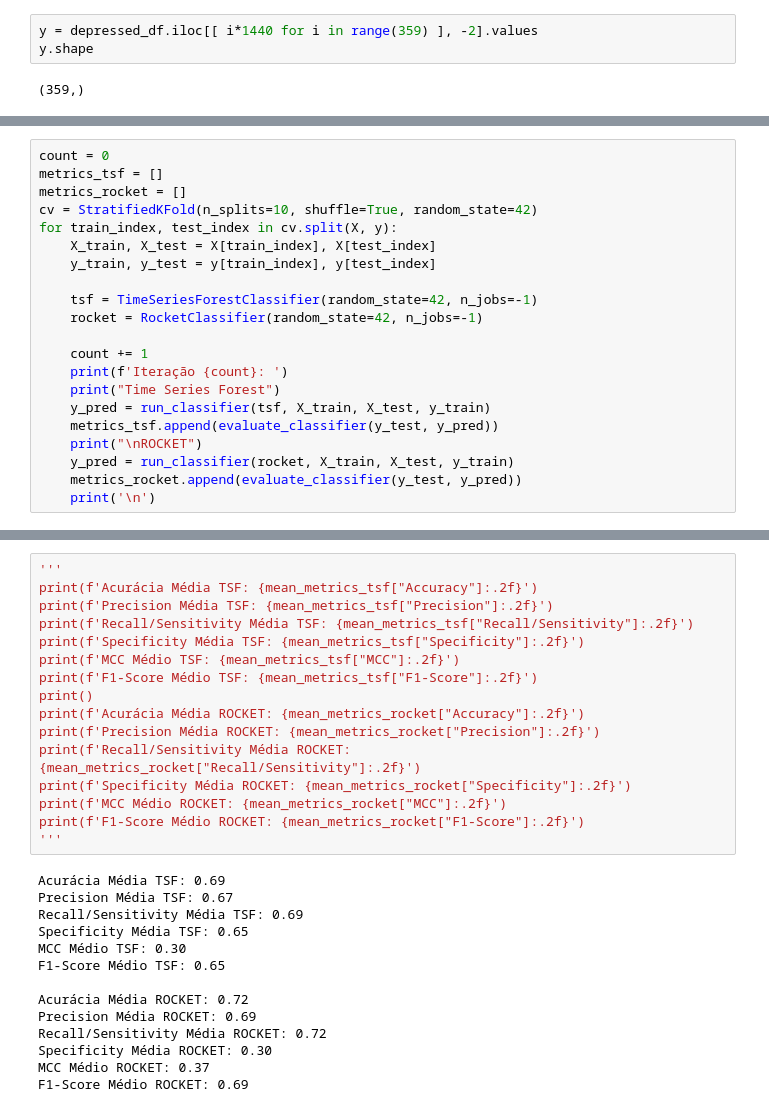
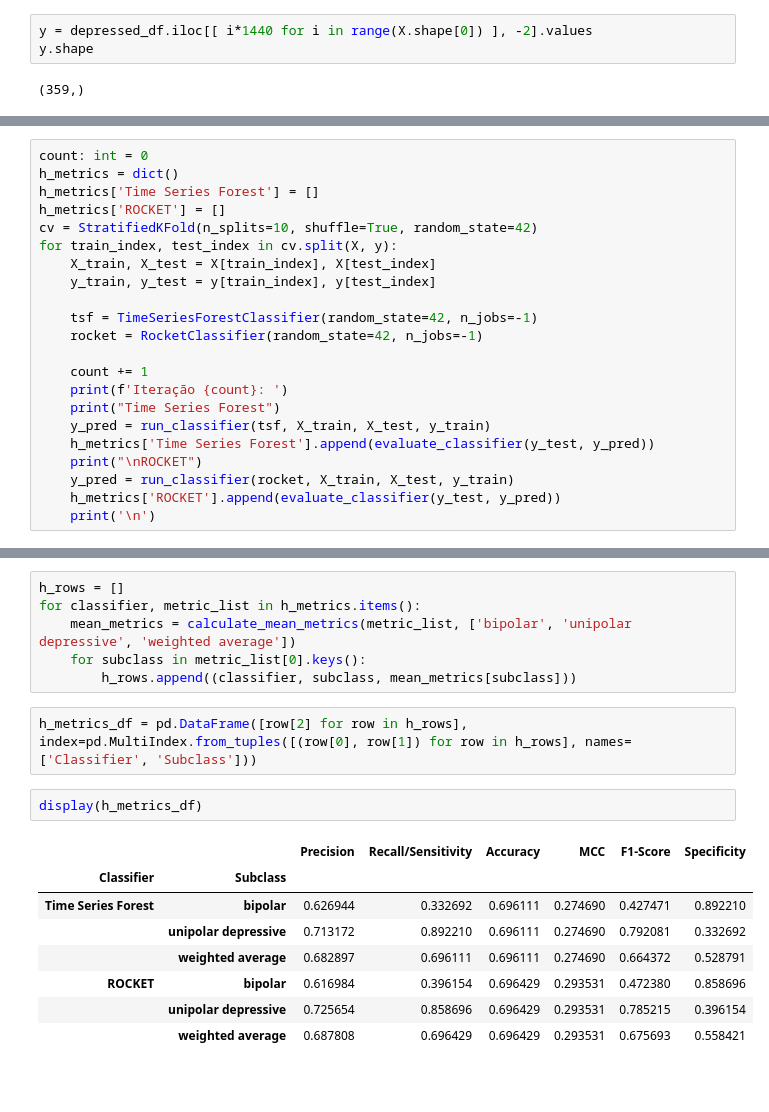
Before and after one commit to GuiFigueired0/Trabalho-Final---INF420, a Jupyter notebook: Classification.ipynb, the cells around one changed output, grey strips where cells are left out. Cells and saved outputs as stored; diff of their text form; blank space fills up the shorter version.

```diff
--- a/Classification.ipynb
+++ b/Classification.ipynb
@@ -238,7 +192,7 @@ X_reshaped = X.reshape(-1, 1)
 X = scaler.fit_transform(X_reshaped)
 X = X.reshape(n_samples, n_timesteps)
 # %%
-y = depressed_df.iloc[[ i*1440 for i in range(359) ], -2].values
+y = depressed_df.iloc[[ i*1440 for i in range(X.shape[0]) ], -2].values
 y.shape
 # %% [output]
 (359,)
@@ -245,7 +201,8 @@ y.shape
 # %%
-count = 0
-metrics_tsf = []
-metrics_rocket = []
+count: int = 0
+h_metrics = dict()
+h_metrics['Time Series Forest'] = []
+h_metrics['ROCKET'] = []
 cv = StratifiedKFold(n_splits=10, shuffle=True, random_state=42)
 for train_index, test_index in cv.split(X, y):
     X_train, X_test = X[train_index], X[test_index]
@@ -258,10 +215,10 @@ for train_index, test_index in cv.split(X, y):
     print(f'Iteração {count}: ')
     print("Time Series Forest")
     y_pred = run_classifier(tsf, X_train, X_test, y_train)
-    metrics_tsf.append(evaluate_classifier(y_test, y_pred))
+    h_metrics['Time Series Forest'].append(evaluate_classifier(y_test, y_pred))
     print("\nROCKET")
     y_pred = run_classifier(rocket, X_train, X_test, y_train)
-    metrics_rocket.append(evaluate_classifier(y_test, y_pred))
+    h_metrics['ROCKET'].append(evaluate_classifier(y_test, y_pred))
     print('\n')
 # %% [output]
 Iteração 1:
@@ -302,30 +241,19 @@ for cls, cls_metrics in mean_metrics_rocket.items():
-# %%
-'''
-print(f'Acurácia Média TSF: {mean_metrics_tsf["Accuracy"]:.2f}')
-print(f'Precision Média TSF: {mean_metrics_tsf["Precision"]:.2f}')
-print(f'Recall/Sensitivity Média TSF: {mean_metrics_tsf["Recall/Sensitivity"]:.2f}')
-print(f'Specificity Média TSF: {mean_metrics_tsf["Specificity"]:.2f}')
-print(f'MCC Médio TSF: {mean_metrics_tsf["MCC"]:.2f}')
-print(f'F1-Score Médio TSF: {mean_metrics_tsf["F1-Score"]:.2f}')
-print()
-print(f'Acurácia Média ROCKET: {mean_metrics_rocket["Accuracy"]:.2f}')
-print(f'Precision Média ROCKET: {mean_metrics_rocket["Precision"]:.2f}')
-print(f'Recall/Sensitivity Média ROCKET: {mean_metrics_rocket["Recall/Sensitivity"]:.2f}')
-print(f'Specificity Média ROCKET: {mean_metrics_rocket["Specificity"]:.2f}')
-print(f'MCC Médio ROCKET: {mean_metrics_rocket["MCC"]:.2f}')
-print(f'F1-Score Médio ROCKET: {mean_metrics_rocket["F1-Score"]:.2f}')
-'''
-# %% [output]
-Acurácia Média TSF: 0.69
-Precision Média TSF: 0.67
-Recall/Sensitivity Média TSF: 0.69
-Specificity Média TSF: 0.65
-MCC Médio TSF: 0.30
-F1-Score Médio TSF: 0.65
-
-Acurácia Média ROCKET: 0.72
-Precision Média ROCKET: 0.69
-Recall/Sensitivity Média ROCKET: 0.72
-Specificity Média ROCKET: 0.30
-MCC Médio ROCKET: 0.37
-F1-Score Médio ROCKET: 0.69
+# %%
+h_rows = []
+for classifier, metric_list in h_metrics.items():
+    mean_metrics = calculate_mean_metrics(metric_list, ['bipolar', 'unipolar depressive', 'weighted average'])
+    for subclass in metric_list[0].keys():
+        h_rows.append((classifier, subclass, mean_metrics[subclass]))
+# %%
+h_metrics_df = pd.DataFrame([row[2] for row in h_rows], index=pd.MultiIndex.from_tuples([(row[0], row[1]) for row in h_rows], names=['Classifier', 'Subclass']))
+# %%
+display(h_metrics_df)
+# %% [output]
+|  |  | Precision | Recall/Sensitivity | Accuracy | MCC | F1-Score | Specificity |
+| Classifier | Subclass |  |  |  |  |  |  |
+| Time Series Forest | bipolar | 0.626944 | 0.332692 | 0.696111 | 0.274690 | 0.427471 | 0.892210 |
+|  | unipolar depressive | 0.713172 | 0.892210 | 0.696111 | 0.274690 | 0.792081 | 0.332692 |
+|  | weighted average | 0.682897 | 0.696111 | 0.696111 | 0.274690 | 0.664372 | 0.528791 |
+| ROCKET | bipolar | 0.616984 | 0.396154 | 0.696429 | 0.293531 | 0.472380 | 0.858696 |
+|  | unipolar depressive | 0.725654 | 0.858696 | 0.696429 | 0.293531 | 0.785215 | 0.396154 |
+|  | weighted average | 0.687808 | 0.696429 | 0.696429 | 0.293531 | 0.675693 | 0.558421 |
```
Also changed, not shown: parts of 19 cells of this notebook, 1 other file.
